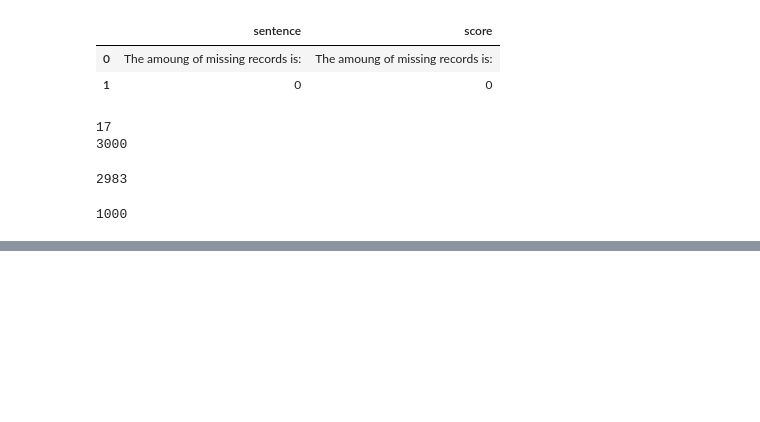
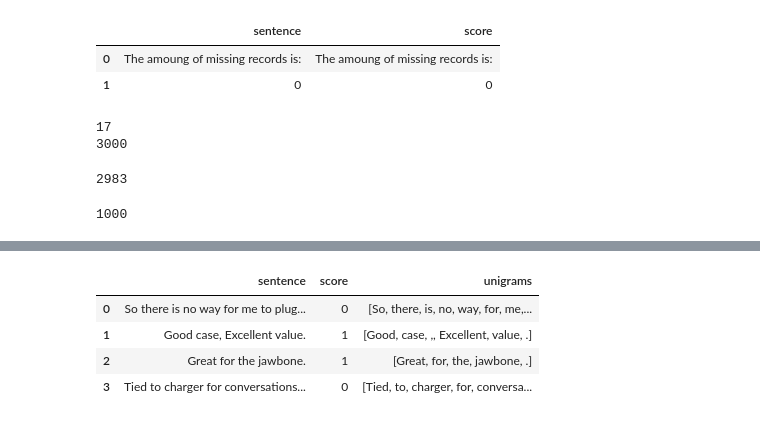
Before and after one commit to clktease/DM2021-Lab1-master, a Jupyter notebook: DM2021-Lab1-NEWdataset.ipynb, the cells around one changed output, grey strips where cells are left out. Saved outputs shown, nothing was run; the diff lists cells and outputs as text; code cells hidden in the pictures; blank space fills up the shorter version.

```diff
--- a/DM2021-Lab1-NEWdataset.ipynb
+++ b/DM2021-Lab1-NEWdataset.ipynb
@@ -132,0 +171,8 @@ print(len(df_sample))
+# %%
+df[:4]
+# %% [output]
+|  | sentence | score | unigrams |
+| 0 | So there is no way for me to plug... | 0 | [So, there, is, no, way, for, me,... |
+| 1 | Good case, Excellent value. | 1 | [Good, case, ,, Excellent, value, .] |
+| 2 | Great for the jawbone. | 1 | [Great, for, the, jawbone, .] |
+| 3 | Tied to charger for conversations... | 0 | [Tied, to, charger, for, conversa... |
```
Also changed, not shown: parts of 13 cells of this notebook.
